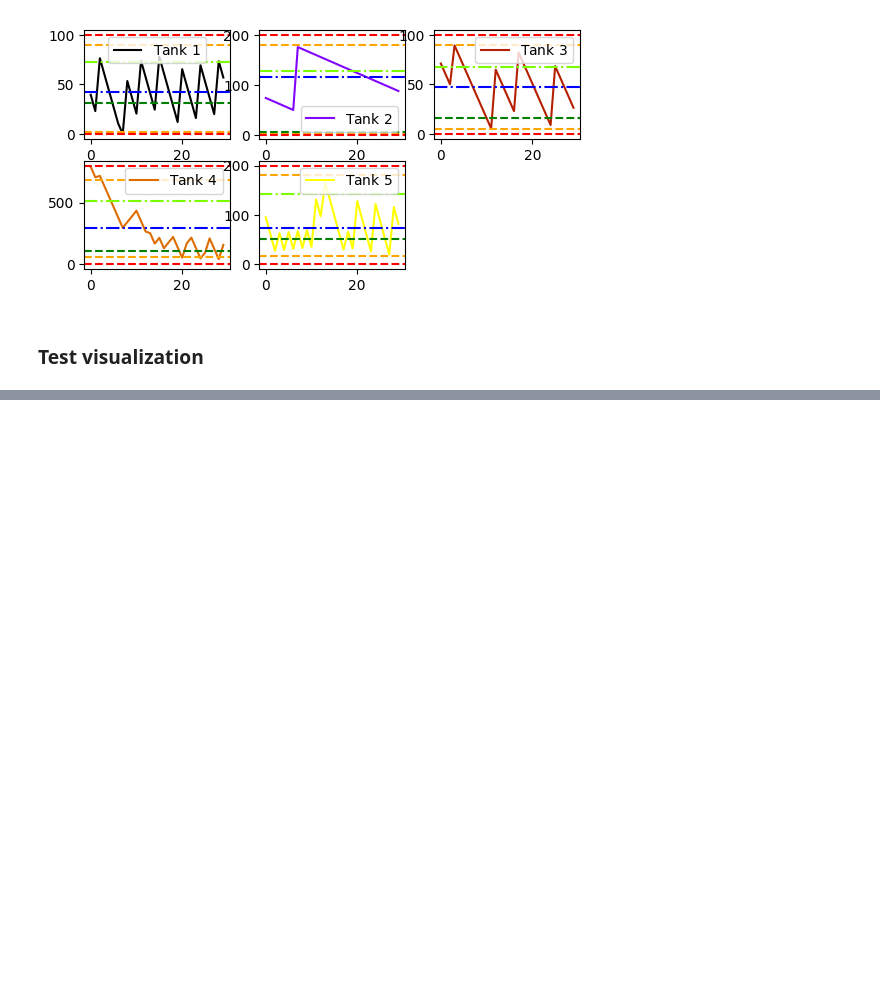
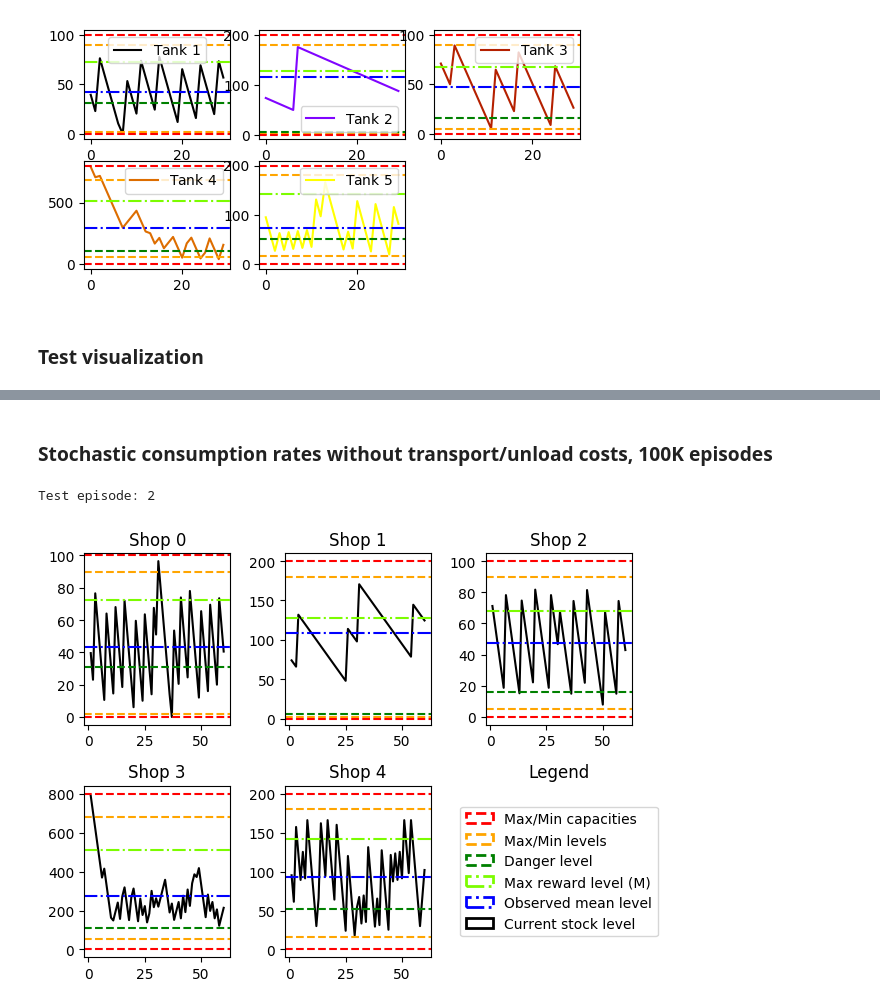
Before and after one commit to dsalgador/master-thesis, a Jupyter notebook: Q-learning/Q-learning-Simulations.ipynb, the cells around one changed output, grey strips where cells are left out. Cells and saved outputs as stored; diff of their text form; code cells hidden in the pictures; blank space fills up the shorter version.

```diff
--- a/Q-learning/Q-learning-Simulations.ipynb
+++ b/Q-learning/Q-learning-Simulations.ipynb
@@ -656,0 +721,7 @@ plt.close()
+# %% [markdown]
+### Stochastic consumption rates without transport/unload costs, 100K episodes
+# %%
+test_simulation(simulation_id= 14, max_episodes = 100000,n_episodes = test_episodes)
+# %% [output]
+Test episode: 2
+[figure, added]
```
Also changed, not shown: parts of 8 cells of this notebook.
